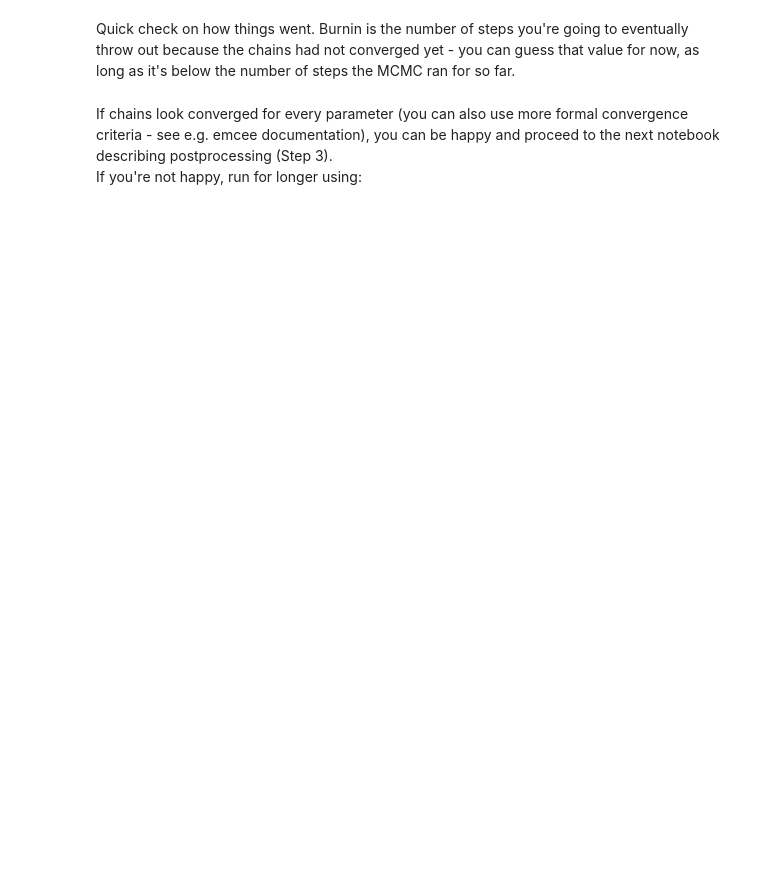
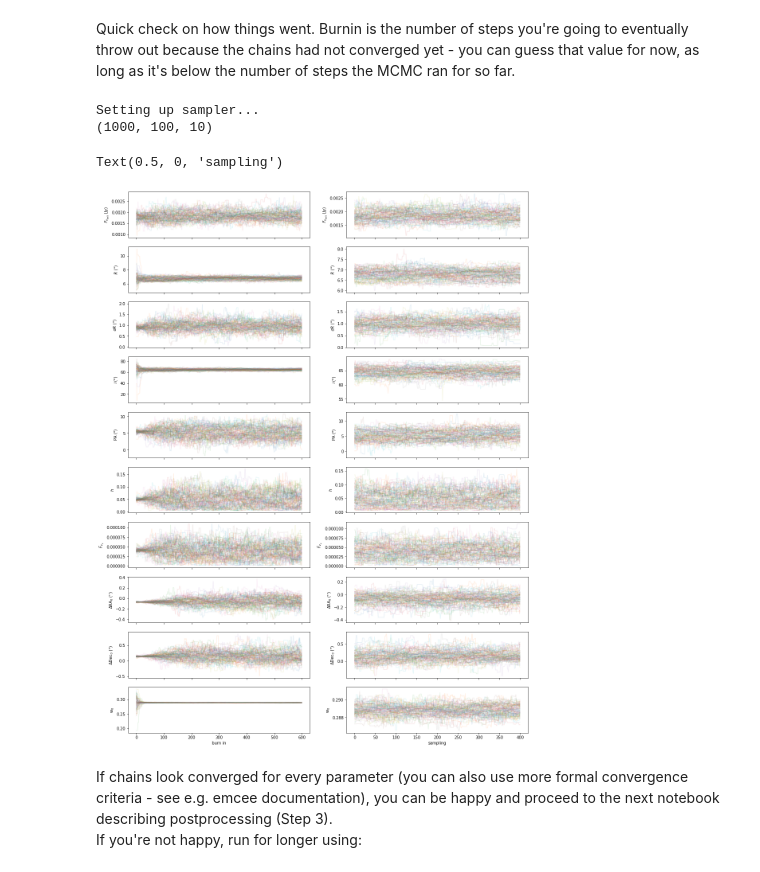
Before and after one commit to dlmatra/miao, a Jupyter notebook: tutorials/vismodelling.ipynb, the cells around one changed output. Drawn from its saved outputs; the diff is of its cells as text; code cells hidden in the pictures; blank space fills up the shorter version.

```diff
--- a/tutorials/vismodelling.ipynb
+++ b/tutorials/vismodelling.ipynb
@@ -3,8 +3,13 @@
 # %% [markdown]
 Review what the belt looks like, and use it to inform the choice of parameters and the setup for the fit. <br> Start this script in the target's main directory (workingdir+'/'+sourcetag) from Step 1.
 # %%
+import numpy as np
+import pickle
+import os
+
+#Start from target's main directory from Step 1
+os.chdir('/d1/boudica1/lmatra/GJ14')
+
 #Read in directories as defined in step 1
-radmcgalapath, casapath, sourcetag, workingdir, vis, nvis = pickle.load(open('./imagepars.npy','rb'))
-#Open CASA viewer to display the belt. Keep display open to inform your choice of parameters below.
-os.chdir('../imaging')
-!{casapath}/casaviewer &
+radmcgalapath, casapath, sourcetag, workingdir, vis, nvis = pickle.load(open('./dirvises.npy','rb'))
+os.chdir('./imaging')
@@ -177,11 +223,42 @@ sampler.run_mcmc(pos,nsteps,progress=True)
 # %% [markdown]
 Quick check on how things went. Burnin is the number of steps you're going to eventually throw out because the chains had not converged yet - you can guess that value for now, as long as it's below the number of steps the MCMC ran for so far.
-# %%
-chain=backend.get_chain()
-for j in range(chain.shape[2]):
-    pl.figure()
-    for i in range(chain.shape[1]):
-        pl.plot(chain[:,i,j], alpha=0.1)
+# %%
+newbackend=False
+postprocessing=False
+backendaddress='backend_'+sourcetag+'_todaysdate_computersname.pkl'
+pickle.dump(backendaddress, open('backendaddress.npy', 'wb'), protocol=2)
+%run -i setup_mcmc
+chain=backend.get_chain()
+print(chain.shape)
+burnin=600
+
+if burnin>=chain.shape[0]:
+    import sys
+    sys.exit('ERROR: burn-in phase longer than number of steps computed! Reset to smaller value')
+
+fig,ax = pl.subplots(ndim,2,figsize=(18,25),sharex='col',sharey=False)
+for j in range(chain.shape[1]):
+    #ax[-1,0].plot(sampler.lnprobability[j,:burn])
+    for i in range(chain.shape[2]):
+        ax[i,0].plot(chain[:burnin,j,i], alpha=0.1)
+        ax[i,0].set_ylabel(labelparams[i])
+
+for j in range(chain.shape[1]):
+    #ax[-1,1].plot(sampler.lnprobability[j,burn:])
+    for i in range(chain.shape[2]):
+        ax[i,1].plot(chain[burnin:,j,i], alpha=0.1)
+        ax[i,1].set_ylabel(labelparams[i])
+
+ax[-1,0].set_xlabel('burn in')
+ax[-1,1].set_xlabel('sampling')
+#fig.savefig(traceplotname+'.pdf')
+#pl.close()
+#os.system('cp -r '+traceplotname+'.pdf ../plots/.')
+# %% [output]
+Setting up sampler...
+(1000, 100, 10)
+Text(0.5, 0, 'sampling')
+[figure, added]
 # %% [markdown]
 If chains look converged for every parameter (you can also use more formal convergence criteria - see e.g. emcee
 documentation), you can be happy and proceed to the next notebook describing postprocessing (Step 3). <br>
```
Also changed, not shown: parts of 6 cells of this notebook, 7 other files.
